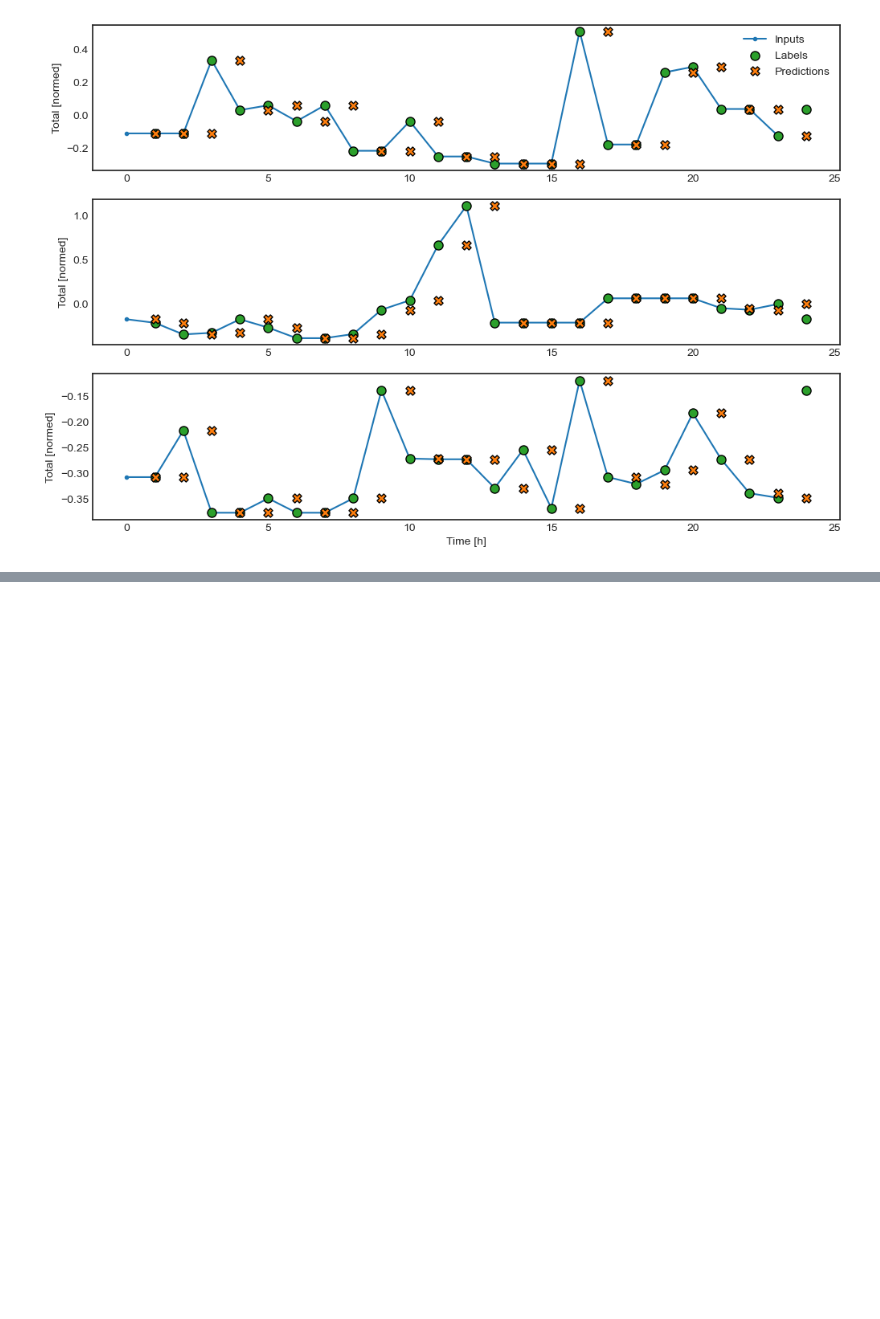
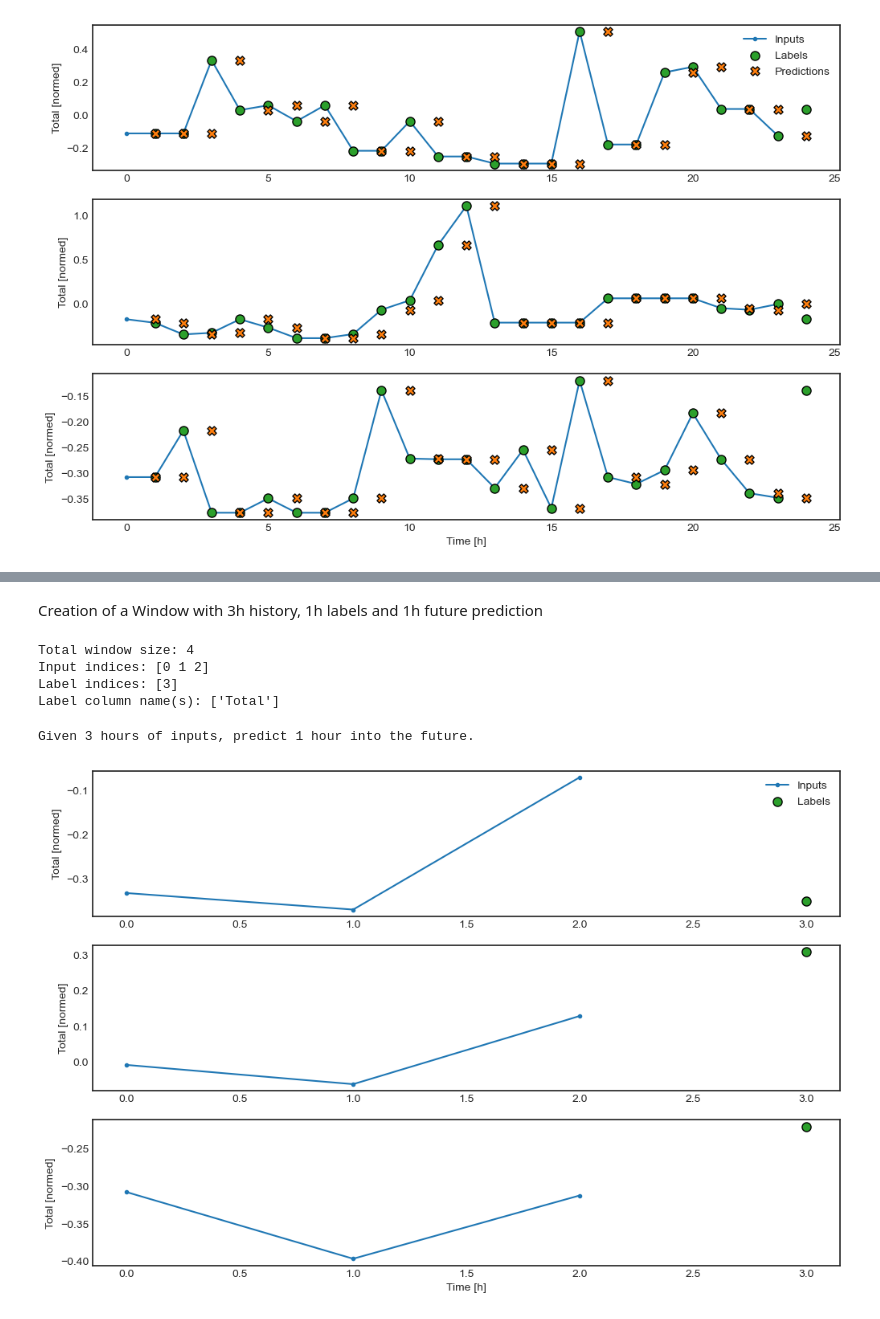
Before and after one commit to ciCciC/forecastingUsingDNNets, a Jupyter notebook: notebooks/v1.ipynb, the cells around one changed output, grey strips where cells are left out. Drawn from its saved outputs; the diff is of its cells as text; code cells hidden in the pictures; blank space fills up the shorter version.

```diff
--- a/notebooks/v1.ipynb
+++ b/notebooks/v1.ipynb
@@ -502,0 +623,22 @@ wider_window.plot(plot_col='Total', model=baseline)
+# %% [markdown]
+Creation of a Window with 3h history, 1h labels and 1h future prediction
+# %%
+CONV_WIDTH = 3
+conv_window = WindowGen(
+    input_width=CONV_WIDTH,
+    label_width=1,
+    shift=1,
+    label_columns=['Total'])
+
+conv_window
+# %% [output]
+Total window size: 4
+Input indices: [0 1 2]
+Label indices: [3]
+Label column name(s): ['Total']
+# %%
+conv_window.plot(plot_col='Total')
+print("Given 3 hours of inputs, predict 1 hour into the future.");
+# %% [output]
+Given 3 hours of inputs, predict 1 hour into the future.
+[figure, added]
```
Also changed, not shown: parts of 21 cells of this notebook.
